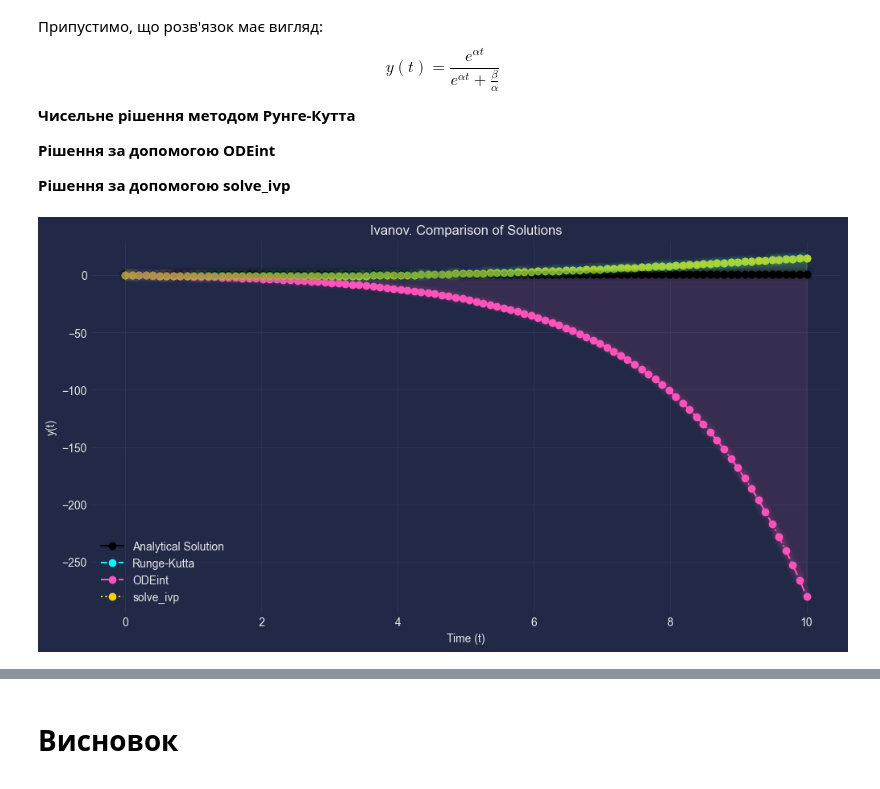
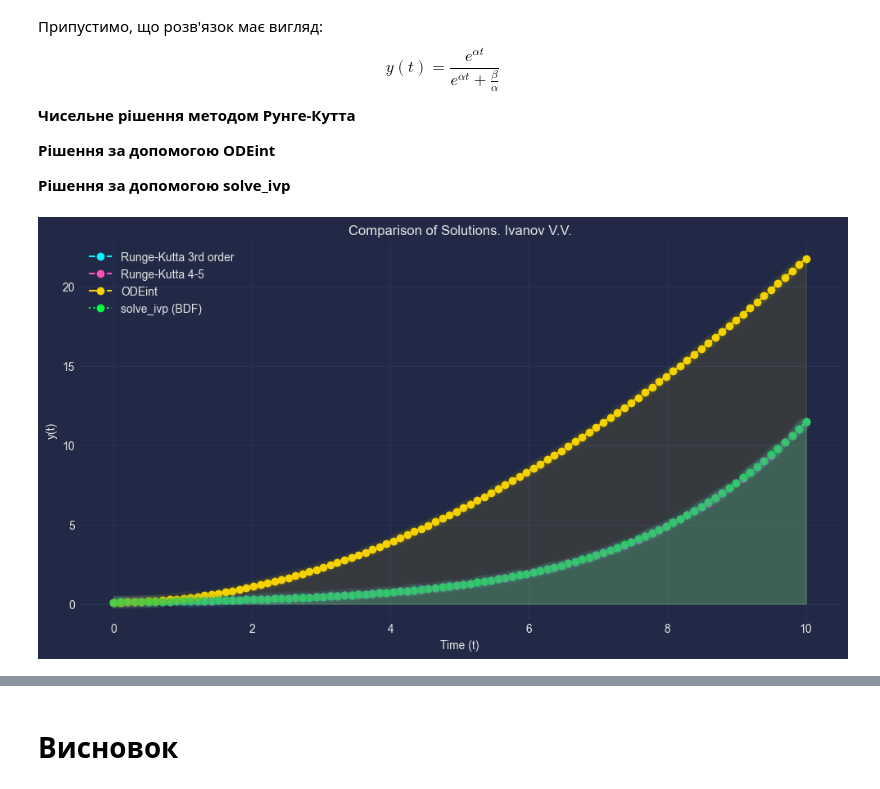
Before and after one commit to VAlduinV/KPI_tasks, a Jupyter notebook: HW_5/Task_5.ipynb, the cells around one changed output, grey strips where cells are left out. Cells and saved outputs as stored; diff of their text form; code cells hidden in the pictures.

```diff
--- a/HW_5/Task_5.ipynb
+++ b/HW_5/Task_5.ipynb
@@ -51,68 +51,90 @@ $$
 **Рішення за допомогою solve\_ivp**
 # %%
 # Parameters
-alpha = 1
-beta = 0.5
+alpha = 0.5
+beta = 0.1  # Define the value of beta
 
-# Differential equation
-def model(y, t, alpha, beta):
-    dydt = alpha * (y - 1) - beta * y
+# Differential equation for logistic growth
+def model(t, y, alpha, beta):
+    dydt = alpha * y - beta**2 * y**2  # Modify the equation
     return dydt
 
-# Analytical solution
-def analytical_solution(t):
-    return np.exp(alpha * t) / (np.exp(alpha * t) + beta/alpha)
+# Runge-Kutta 3rd order method
+def runge_kutta_3rd_order(func, y0, t, args):
+    h = t[1] - t[0]  # Assuming uniform spacing
+    y = [y0]
+    for tn in t[:-1]:
+        k1 = h * func(tn, y[-1], *args)
+        k2 = h * func(tn + 0.5 * h, y[-1] + 0.5 * k1, *args)
+        k3 = h * func(tn + h, y[-1] - k1 + 2 * k2, *args)
+        y_next = y[-1] + (k1 + 4*k2 + k3) / 6
+        y.append(y_next)
+    return np.array(y)
 
 t = np.linspace(0, 10, 100)
+y0 = [0.1]
 
-# Runge-Kutta
-y0 = [0.1]
-sol_rk = solve_ivp(model, [0, 10], y0, t_eval=t, args=(alpha, beta), method='RK45')
+# Using Runge-Kutta 3rd order
+y_rk3 = runge_kutta_3rd_order(model, y0[0], t, args=(alpha, beta))
 
-# ODEint solution
-y_odeint = np.array(odeint(model, y0, t, args=(alpha, beta))).flatten()
+# Using solve_ivp with RK45
+sol_rk45 = solve_ivp(model, [0, 10], y0, t_eval=t, args=(alpha, beta), method='RK45')
 
-# Solve IVP solution
-sol_ivp = solve_ivp(model, [0, 10], y0, t_eval=t, args=(alpha, beta))
+# Using ODEint
+y_odeint = odeint(model, y0, t, args=(alpha, beta))[:, 0]
 
-# Plotting
+# Using solve_ivp (non RK family, using 'BDF' method as an example)
+sol_ivp = solve_ivp(model, [0, 10], y0, t_eval=t, args=(alpha, beta), method='BDF')
+
+# Plotting all solutions
 plt.figure(figsize=(12, 6))
-plt.plot(t, analytical_solution(t), label="Analytical Solution", color="black", marker="o")
-plt.plot(t, sol_rk.y[0], label="Runge-Kutta", linestyle="--", marker="o")
+plt.plot(t, y_rk3, label="Runge-Kutta 3rd order", linestyle="--", marker="o")
+plt.plot(t, sol_rk45.y[0], label="Runge-Kutta 4-5", linestyle="--", marker="o")
 plt.plot(t, y_odeint, label="ODEint", linestyle="-.", marker="o")
-plt.plot(t, sol_ivp.y[0], label="solve_ivp", linestyle=":", marker="o")
+plt.plot(t, sol_ivp.y[0], label="solve_ivp (BDF)", linestyle=":", marker="o")
 plt.legend()
-plt.title("Ivanov. Comparison of Solutions")
+plt.title("Comparison of Solutions. Ivanov V.V.")
 plt.xlabel("Time (t)")
 plt.ylabel("y(t)")
 mplcyberpunk.add_glow_effects()
 plt.show()
 
-# Error plotting
-errors_rk = np.abs(sol_rk.y[0] - analytical_solution(t))
-errors_odeint = np.abs(y_odeint - analytical_solution(t))
-errors_ivp = np.abs(sol_ivp.y[0] - analytical_solution(t))
+# Separate plot for 'Runge-Kutta 3rd' and 'Runge-Kutta 4-5'
+plt.figure(figsize=(12, 6))
+plt.plot(t, y_rk3, label="Runge-Kutta 3rd order", linestyle="--", marker="o")
+plt.plot(t, sol_rk45.y[0], label="Runge-Kutta 4-5", linestyle="--", marker="o")
+plt.legend()
+plt.title("Comparison of Runge-Kutta Methods. Ivanov V.V.")
+plt.xlabel("Time (t)")
+plt.ylabel("y(t)")
+mplcyberpunk.add_glow_effects()
+plt.show()
+
+# Error plotting against RK3
+errors_rk45 = np.abs(sol_rk45.y[0] - y_rk3)
+errors_odeint = np.abs(y_odeint - y_rk3)
+errors_ivp = np.abs(sol_ivp.y[0] - y_rk3)
 
 plt.figure(figsize=(12, 6))
-plt.semilogy(t, errors_rk, label="Error RK45", linestyle="--", marker="o")
+plt.semilogy(t, errors_rk45, label="Error RK45", linestyle="--", marker="o")
 plt.semilogy(t, errors_odeint, label="Error ODEint", linestyle="-.", marker="o")
-plt.semilogy(t, errors_ivp, label="Error solve_ivp", linestyle=":", marker="o")
+plt.semilogy(t, errors_ivp, label="Error solve_ivp (BDF)", linestyle=":", marker="o")
 plt.legend()
-plt.title("Errors in Numerical Solutions")
+plt.title("Errors in Numerical Solutions, Ivanov V.V.")
 plt.xlabel("Time (t)")
 plt.ylabel("Error")
 mplcyberpunk.add_glow_effects()
 plt.show()
 
 # Create a DataFrame to store the results
 df = pd.DataFrame({
     'Time': t,
-    'Analytical Solution': analytical_solution(t),
-    'Runge-Kutta': sol_rk.y[0],
+    'Runge-Kutta 3rd': y_rk3,
+    'Runge-Kutta 4-5': sol_rk45.y[0],
     'ODEint': y_odeint,
-    'solve_ivp': sol_ivp.y[0]
+    'solve_ivp (BDF)': sol_ivp.y[0]
 })
 
 print(df)
 # %% [output]
-[figure, old version]
+[figure, new version]
```
Also changed, not shown: parts of 4 cells of this notebook.
